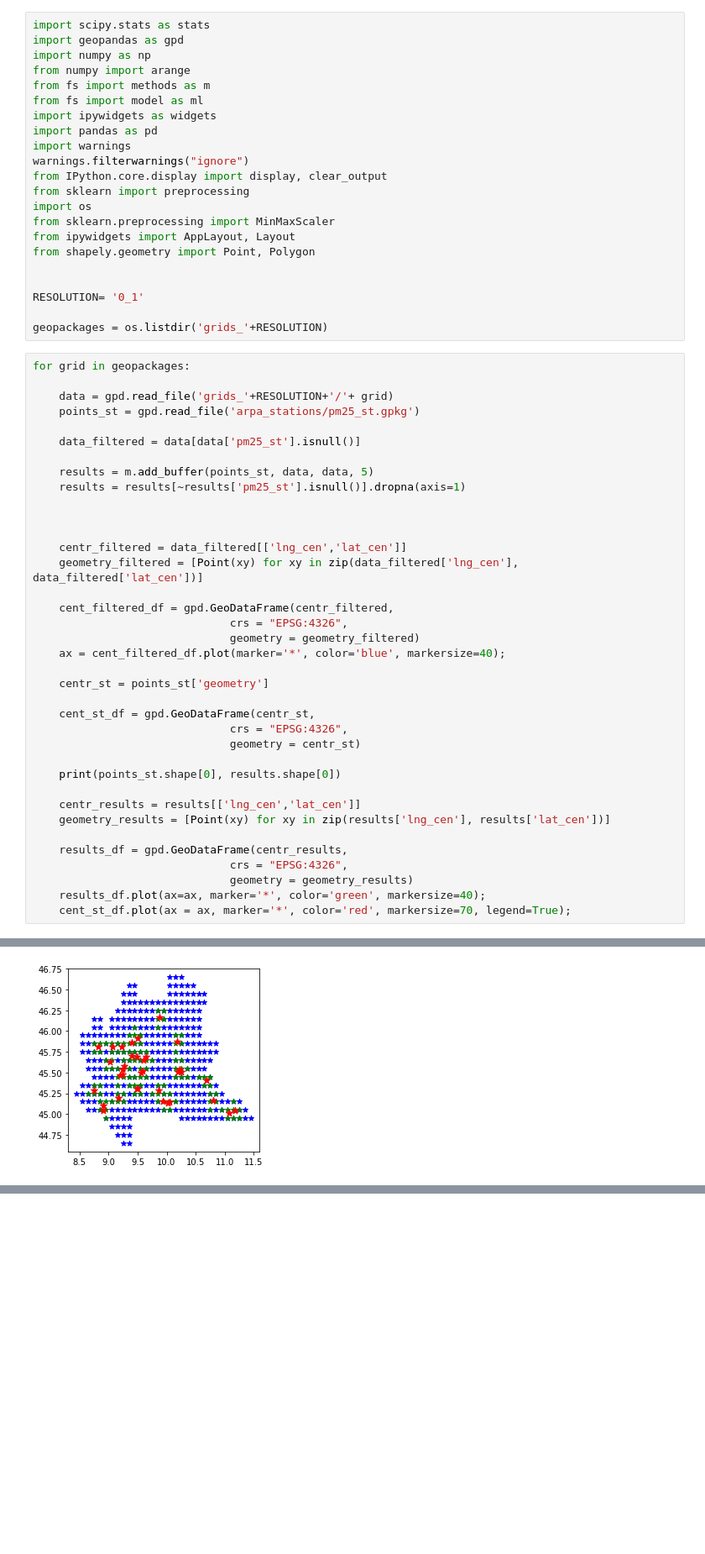
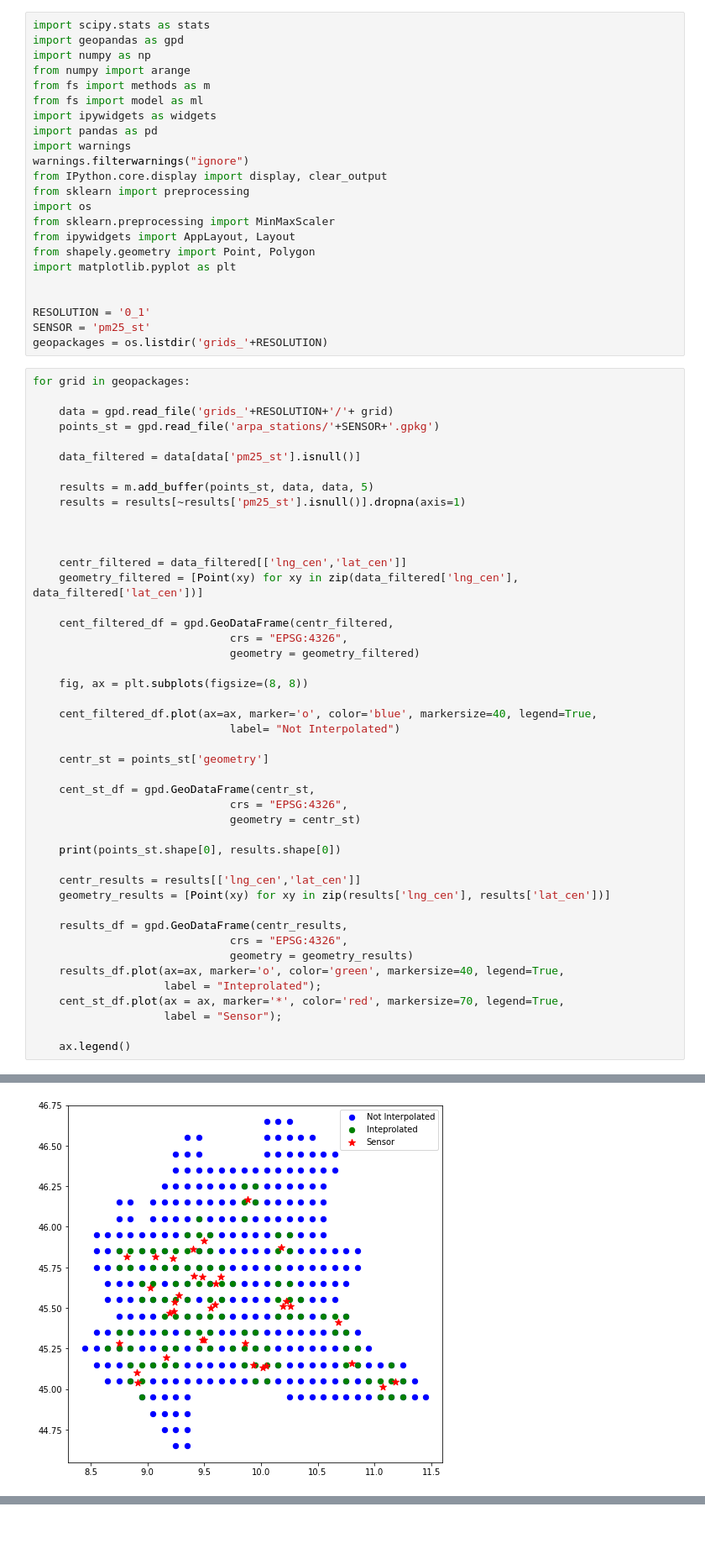
Before and after one commit to gisgeolab/D-DUST, a Jupyter notebook: notebooks/buffer_knn.ipynb, the cells around one changed output, grey strips where cells are left out. Shown at 84% size. Drawn from its saved outputs; the diff is of its cells as text; blank space fills up the shorter version.

```diff
--- a/notebooks/buffer_knn.ipynb
+++ b/notebooks/buffer_knn.ipynb
@@ -15,16 +15,17 @@ import os
 from sklearn.preprocessing import MinMaxScaler
 from ipywidgets import AppLayout, Layout
 from shapely.geometry import Point, Polygon
+import matplotlib.pyplot as plt
 
 
-RESOLUTION= '0_1'
-
+RESOLUTION = '0_1'
+SENSOR = 'pm25_st'
 geopackages = os.listdir('grids_'+RESOLUTION)
 # %%
 for grid in geopackages:
 
     data = gpd.read_file('grids_'+RESOLUTION+'/'+ grid)
-    points_st = gpd.read_file('arpa_stations/pm25_st.gpkg')
+    points_st = gpd.read_file('arpa_stations/'+SENSOR+'.gpkg')
 
     data_filtered = data[data['pm25_st'].isnull()]
 
@@ -33,34 +34,42 @@ for grid in geopackages:
 
 
 
     centr_filtered = data_filtered[['lng_cen','lat_cen']]
     geometry_filtered = [Point(xy) for xy in zip(data_filtered['lng_cen'], data_filtered['lat_cen'])]
 
     cent_filtered_df = gpd.GeoDataFrame(centr_filtered,
                               crs = "EPSG:4326",
                               geometry = geometry_filtered)
-    ax = cent_filtered_df.plot(marker='*', color='blue', markersize=40);
+
+    fig, ax = plt.subplots(figsize=(8, 8))
+
+    cent_filtered_df.plot(ax=ax, marker='o', color='blue', markersize=40, legend=True,
+                              label= "Not Interpolated")
 
     centr_st = points_st['geometry']
 
     cent_st_df = gpd.GeoDataFrame(centr_st,
                               crs = "EPSG:4326",
                               geometry = centr_st)
 
     print(points_st.shape[0], results.shape[0])
 
     centr_results = results[['lng_cen','lat_cen']]
     geometry_results = [Point(xy) for xy in zip(results['lng_cen'], results['lat_cen'])]
 
     results_df = gpd.GeoDataFrame(centr_results,
                               crs = "EPSG:4326",
                               geometry = geometry_results)
-    results_df.plot(ax=ax, marker='*', color='green', markersize=40);
-    cent_st_df.plot(ax = ax, marker='*', color='red', markersize=70, legend=True);
+    results_df.plot(ax=ax, marker='o', color='green', markersize=40, legend=True,
+                    label = "Inteprolated");
+    cent_st_df.plot(ax = ax, marker='*', color='red', markersize=70, legend=True,
+                    label = "Sensor");
+
+    ax.legend()
 # %% [output]
 35 112
 35 112
 35 112
 35 112
 35 112
-[figure, old version]
+[figure, new version]
```
Also changed, not shown: parts of 1 cell of this notebook.
